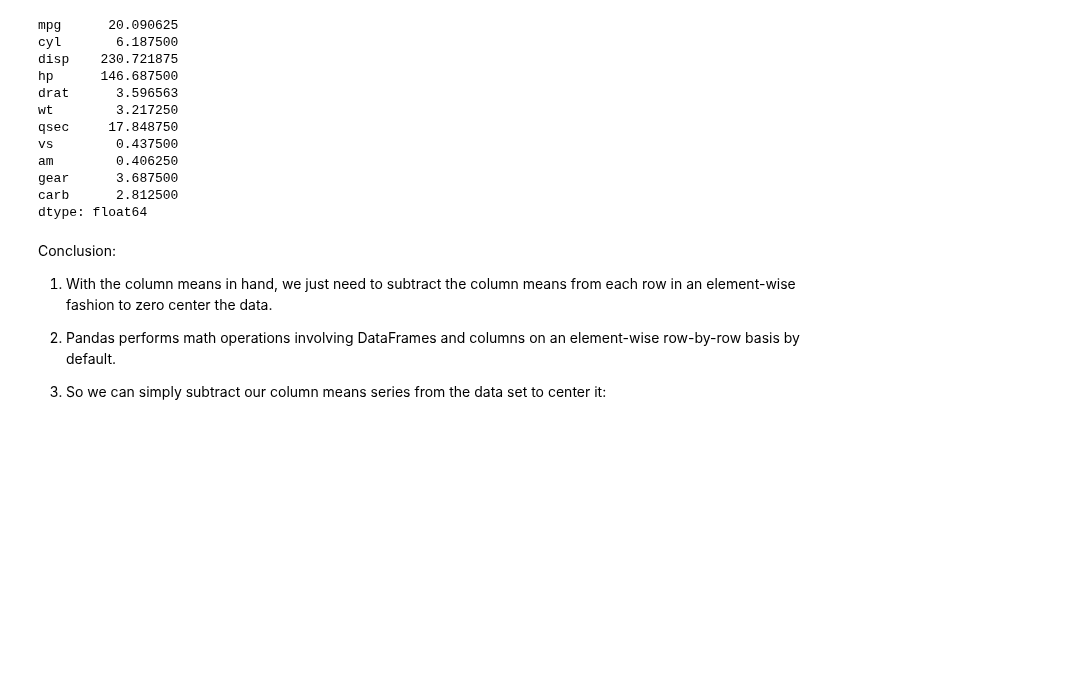
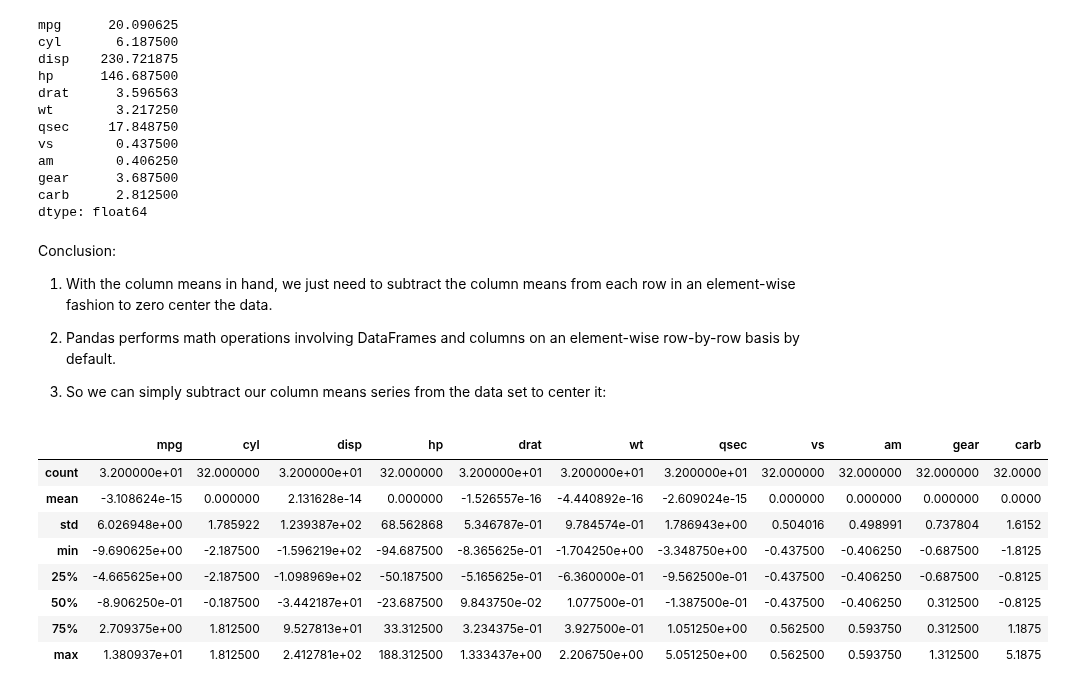
Before and after one commit to yigaai/StoryTelling_with_Data_myTelescope, a Jupyter notebook: lec16-preparing-numericdata.ipynb, the cells around one changed output. Saved outputs shown, nothing was run; the diff lists cells and outputs as text; code cells hidden in the pictures; blank space fills up the shorter version.

```diff
--- a/lec16-preparing-numericdata.ipynb
+++ b/lec16-preparing-numericdata.ipynb
@@ -87,8 +84,8 @@ Hornet Sportabout     2
 # %%
 # Calculate column means:
 
-colmean = mtcars.sum()/mtcars.shape[0]
-colmean
+col_mean = mtcars.sum() / mtcars.shape[0]
+col_mean
 # %% [output]
 mpg      20.090625
 cyl       6.187500
@@ -110,3 +107,16 @@ Conclusion:
 2. Pandas performs math operations involving DataFrames and columns on an element-wise row-by-row basis by default.
 
 3. So we can simply subtract our column means series from the data set to center it:
+# %%
+centered = mtcars - col_mean
+centered.describe()
+# %% [output]
+|  | mpg | cyl | disp | hp | drat | wt | qsec | vs | am | gear | carb |
+| count | 3.200000e+01 | 32.000000 | 3.200000e+01 | 32.000000 | 3.200000e+01 | 3.200000e+01 | 3.200000e+01 | 32.000000 | 32.000000 | 32.000000 | 32.0000 |
+| mean | -3.108624e-15 | 0.000000 | 2.131628e-14 | 0.000000 | -1.526557e-16 | -4.440892e-16 | -2.609024e-15 | 0.000000 | 0.000000 | 0.000000 | 0.0000 |
+| std | 6.026948e+00 | 1.785922 | 1.239387e+02 | 68.562868 | 5.346787e-01 | 9.784574e-01 | 1.786943e+00 | 0.504016 | 0.498991 | 0.737804 | 1.6152 |
+| min | -9.690625e+00 | -2.187500 | -1.596219e+02 | -94.687500 | -8.365625e-01 | -1.704250e+00 | -3.348750e+00 | -0.437500 | -0.406250 | -0.687500 | -1.8125 |
+| 25% | -4.665625e+00 | -2.187500 | -1.098969e+02 | -50.187500 | -5.165625e-01 | -6.360000e-01 | -9.562500e-01 | -0.437500 | -0.406250 | -0.687500 | -0.8125 |
+| 50% | -8.906250e-01 | -0.187500 | -3.442187e+01 | -23.687500 | 9.843750e-02 | 1.077500e-01 | -1.387500e-01 | -0.437500 | -0.406250 | 0.312500 | -0.8125 |
+| 75% | 2.709375e+00 | 1.812500 | 9.527813e+01 | 33.312500 | 3.234375e-01 | 3.927500e-01 | 1.051250e+00 | 0.562500 | 0.593750 | 0.312500 | 1.1875 |
+| max | 1.380937e+01 | 1.812500 | 2.412781e+02 | 188.312500 | 1.333437e+00 | 2.206750e+00 | 5.051250e+00 | 0.562500 | 0.593750 | 1.312500 | 5.1875 |
```
Also changed, not shown: parts of 17 cells of this notebook.
